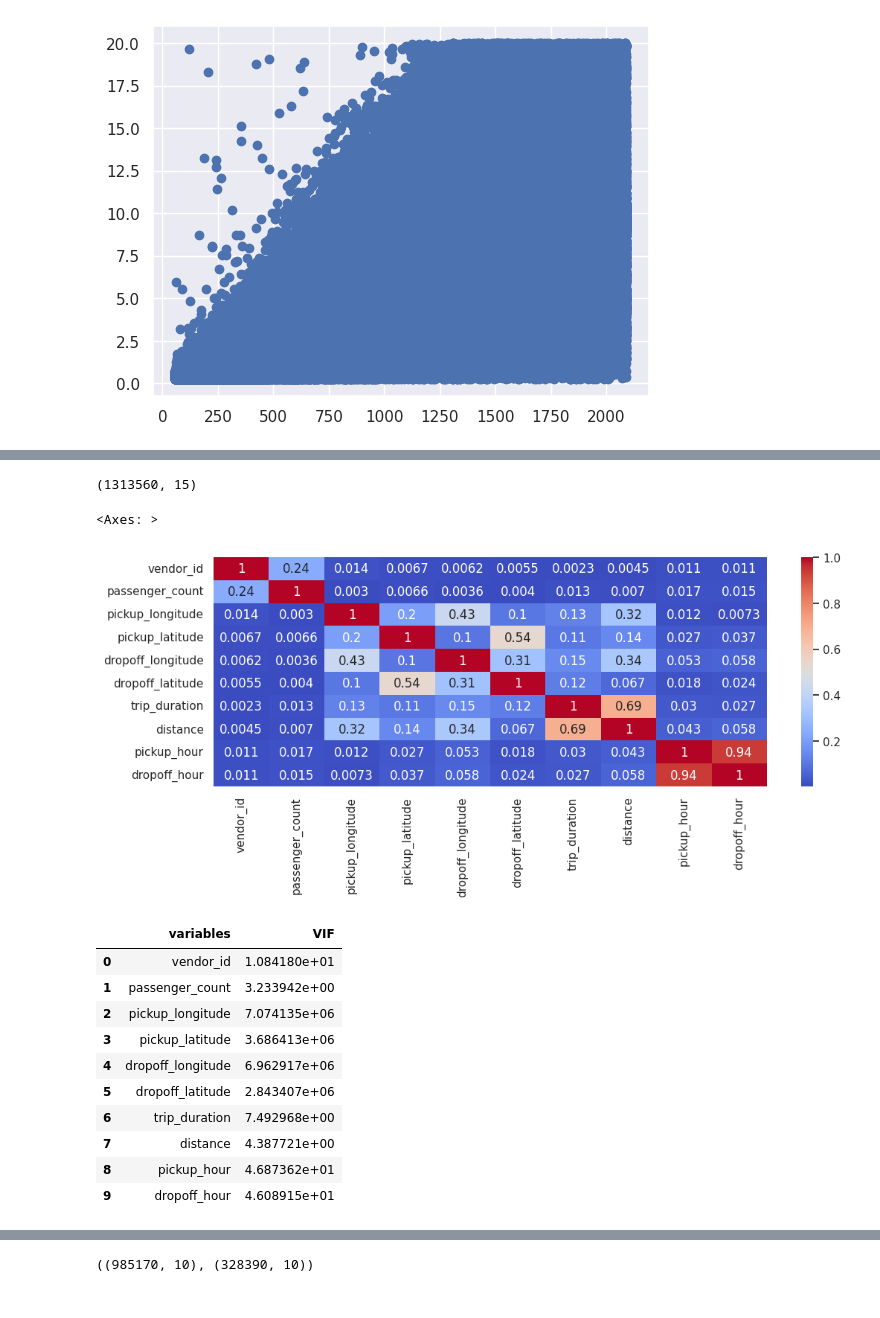
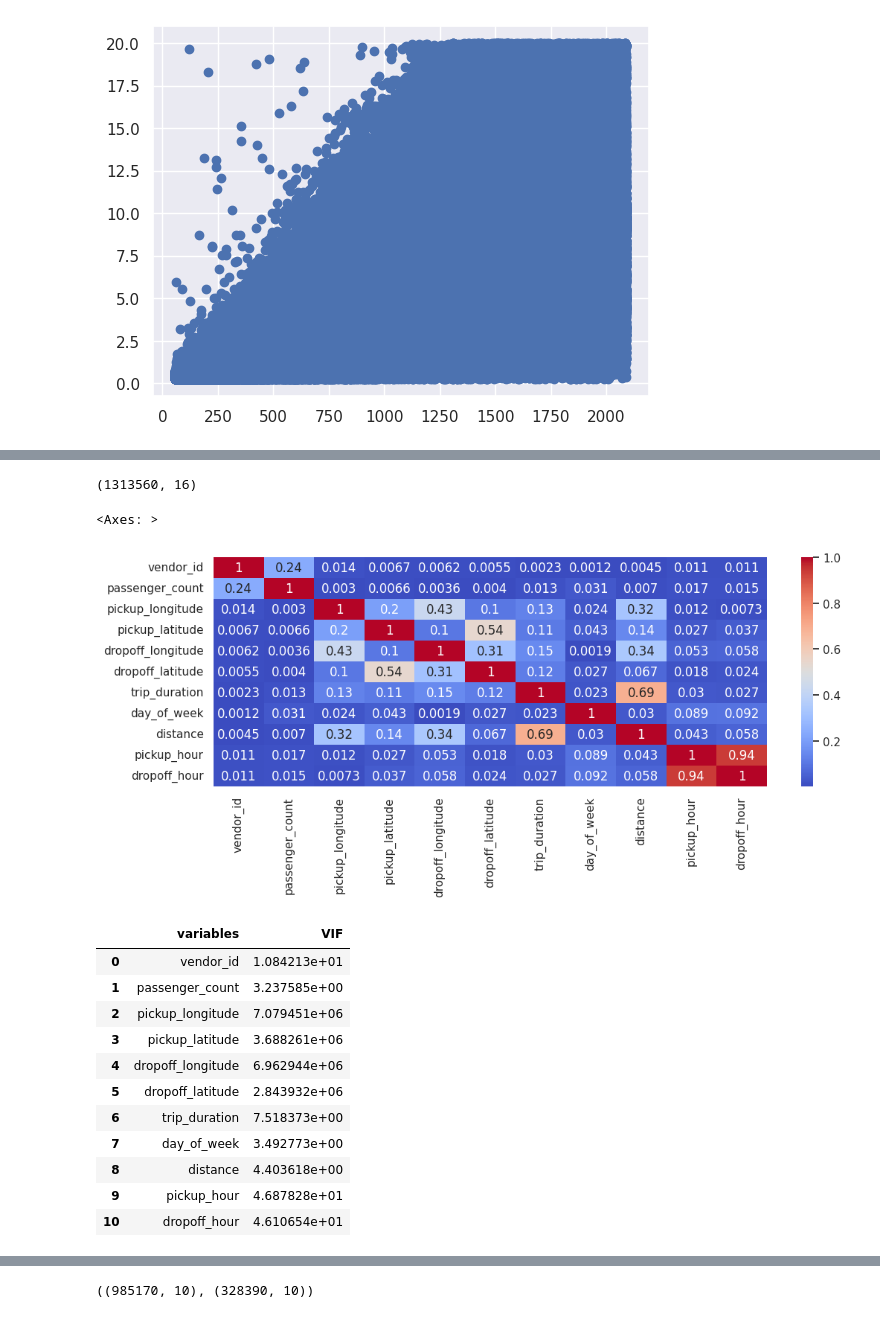
Before and after one commit to ErSangram/New_York_city_taxi_Trip-Time-Prediction, a Jupyter notebook: NYC_taxi_Trip_Time_Prediction_project.ipynb, the cells around one changed output, grey strips where cells are left out. Cells and saved outputs as stored; diff of their text form; code cells hidden in the pictures.

```diff
--- a/NYC_taxi_Trip_Time_Prediction_project.ipynb
+++ b/NYC_taxi_Trip_Time_Prediction_project.ipynb
@@ -300,0 +376,16 @@ sns.boxplot(data = data[['trip_duration']])
+# %%
+# Perform Statistical Test to obtain P-Value
+from scipy.stats import ttest_ind
+
+# create a new column for day of the week (0=Monday, 1=Tuesday, ..., 6=Sunday)
+data['day_of_week'] = pd.to_datetime(data['pickup_datetime']).dt.dayofweek
+
+# separate the dataset into two groups: weekdays and weekends
+weekdays = data.loc[data['day_of_week'] < 5, 'trip_duration']
+weekends = data.loc[data['day_of_week'] >= 5, 'trip_duration']
+
+# perform two-sample t-test to determine whether the means of the two groups are significantly different
+t_stat, p_val = ttest_ind(weekdays, weekends, equal_var=False)
+
+print('t-statistic:', t_stat)
+print('p-value:', p_val)
@@ -499,7 +606,7 @@ plt.show()
 # %%
 data.shape
 # %% [output]
-(1313560, 15)
+(1313560, 16)
 # %%
  ## Correlation
 plt.figure(figsize=(12,4))
@@ -507,7 +614,7 @@ correlation = data.corr()
 sns.heatmap(abs(correlation), annot=True, cmap='coolwarm')
 # %% [output]
 <Axes: >
-[figure, old version]
+[figure, new version]
 # %%
 from statsmodels.stats.outliers_influence import variance_inflation_factor
 def calc_vif(X):
@@ -519,17 +626,19 @@ def calc_vif(X):
 
     return(vif)
 # %%
-calc_vif(data[[i for i in data.describe().columns if i not in ['Sales']]])
+#Calculating VIF to check for multicollinearity
+calc_vif(data[[i for i in data.describe().columns]])
 # %% [output]
 |  | variables | VIF |
-| 0 | vendor_id | 1.084180e+01 |
-| 1 | passenger_count | 3.233942e+00 |
-| 2 | pickup_longitude | 7.074135e+06 |
-| 3 | pickup_latitude | 3.686413e+06 |
-| 4 | dropoff_longitude | 6.962917e+06 |
-| 5 | dropoff_latitude | 2.843407e+06 |
-| 6 | trip_duration | 7.492968e+00 |
-| 7 | distance | 4.387721e+00 |
-| 8 | pickup_hour | 4.687362e+01 |
-| 9 | dropoff_hour | 4.608915e+01 |
+| 0 | vendor_id | 1.084213e+01 |
+| 1 | passenger_count | 3.237585e+00 |
+| 2 | pickup_longitude | 7.079451e+06 |
+| 3 | pickup_latitude | 3.688261e+06 |
+| 4 | dropoff_longitude | 6.962944e+06 |
+| 5 | dropoff_latitude | 2.843932e+06 |
+| 6 | trip_duration | 7.518373e+00 |
+| 7 | day_of_week | 3.492773e+00 |
+| 8 | distance | 4.403618e+00 |
+| 9 | pickup_hour | 4.687828e+01 |
+| 10 | dropoff_hour | 4.610654e+01 |
 # %% [markdown]
```
Also changed, not shown: parts of 43 cells of this notebook.
